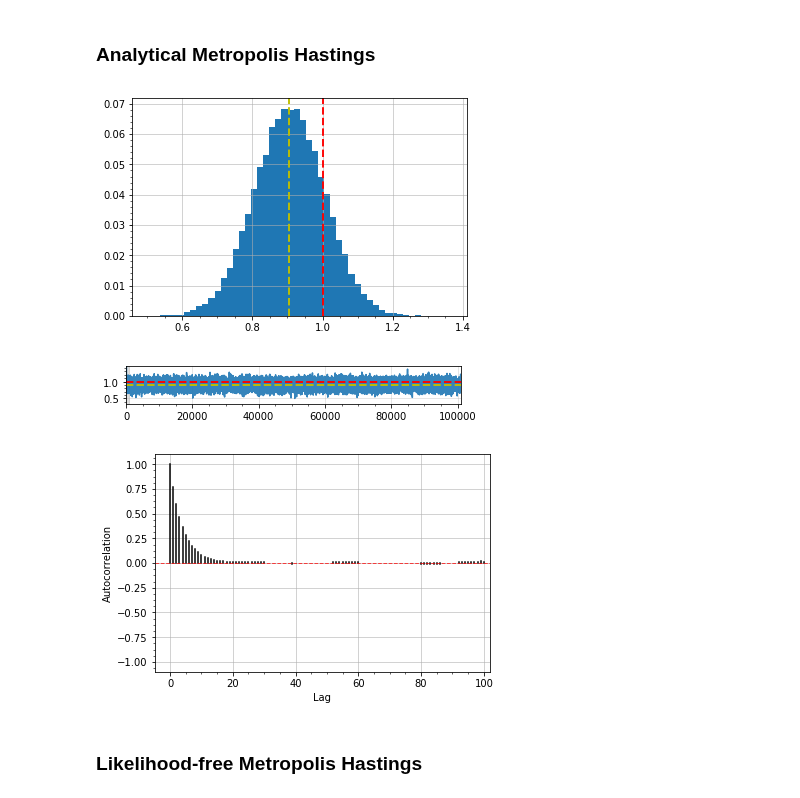
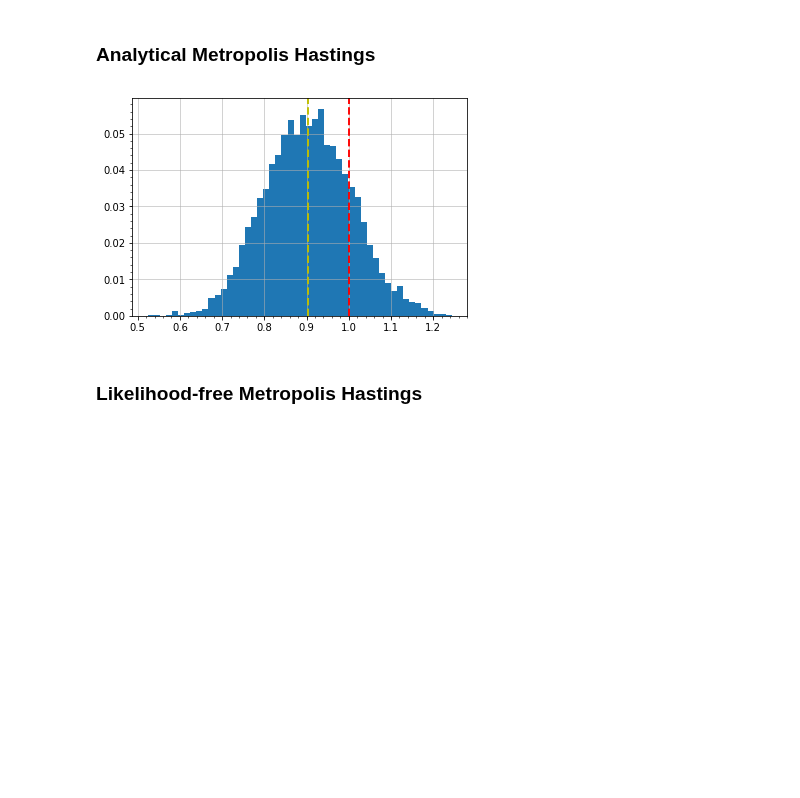
Before and after one commit to montefiore-institute/hypothesis, a Jupyter notebook: examples/likelihood-free_mcmc/illustrative.ipynb, the cells around one changed output. Drawn from its saved outputs; the diff is of its cells as text; code cells hidden in the pictures; blank space fills up the shorter version.

```diff
--- a/examples/likelihood-free_mcmc/illustrative.ipynb
+++ b/examples/likelihood-free_mcmc/illustrative.ipynb
@@ -24,11 +31,11 @@ def visualize(result):
     plot_density(result, show_mean=True, truth=truth, bins=50)
     plt.show()
     # Trace
-    plot_trace(result, show_mean=True, show_burnin=True, truth=truth, aspect=2.)
-    plt.show()
+    #plot_trace(result, show_mean=True, show_burnin=True, truth=truth, aspect=2.)
+    #plt.show()
     # Autocorrelation
-    plot_autocorrelation(result, max_lag=100, interval=1)
-    plt.show()
+    #plot_autocorrelation(result, max_lag=100, interval=1)
+    #plt.show()
 # %% [markdown]
 ## Classifer
 # %%
@@ -45,30 +71,32 @@ transition = NormalTransitionDistribution(sigma)
 theta_0 = torch.tensor(5.).float().view(-1)
 # %%
 burnin_steps = 1000
-steps = 100000
+steps = 10000
 # %% [markdown]
 ### Analytical Metropolis Hastings
 # %%
 from hypothesis.inference import MetropolisHastings
 
-def log_likelihood(theta, observations):
-    with torch.no_grad():
-        N = Normal(theta.item(), 1.)
-        likelihood = N.log_prob(observations).sum()
+def amh(observations):
 
-    return likelihood
+    def log_likelihood(theta, observations):
+        with torch.no_grad():
+            N = Normal(theta.item(), 1.)
+            likelihood = N.log_prob(observations).sum()
 
-sampler = MetropolisHastings(log_likelihood, transition)
-result = sampler.infer(observations,
-              theta_0=theta_0,
-              samples=steps,
-              burnin_steps=burnin_steps)
+        return likelihood
 
-visualize(result)
+    sampler = MetropolisHastings(log_likelihood, transition)
+    result = sampler.infer(observations,
+                  theta_0=theta_0,
+                  samples=steps,
+                  burnin_steps=burnin_steps)
+
+    visualize(result)
+
+amh(observations)
 # %% [output]
-[figure, old version]
+[figure, new version]
-[figure, removed]
-[figure, removed]
 # %% [markdown]
 ### Likelihood-free Metropolis Hastings
 # %%
```
Also changed, not shown: parts of 8 cells of this notebook.
